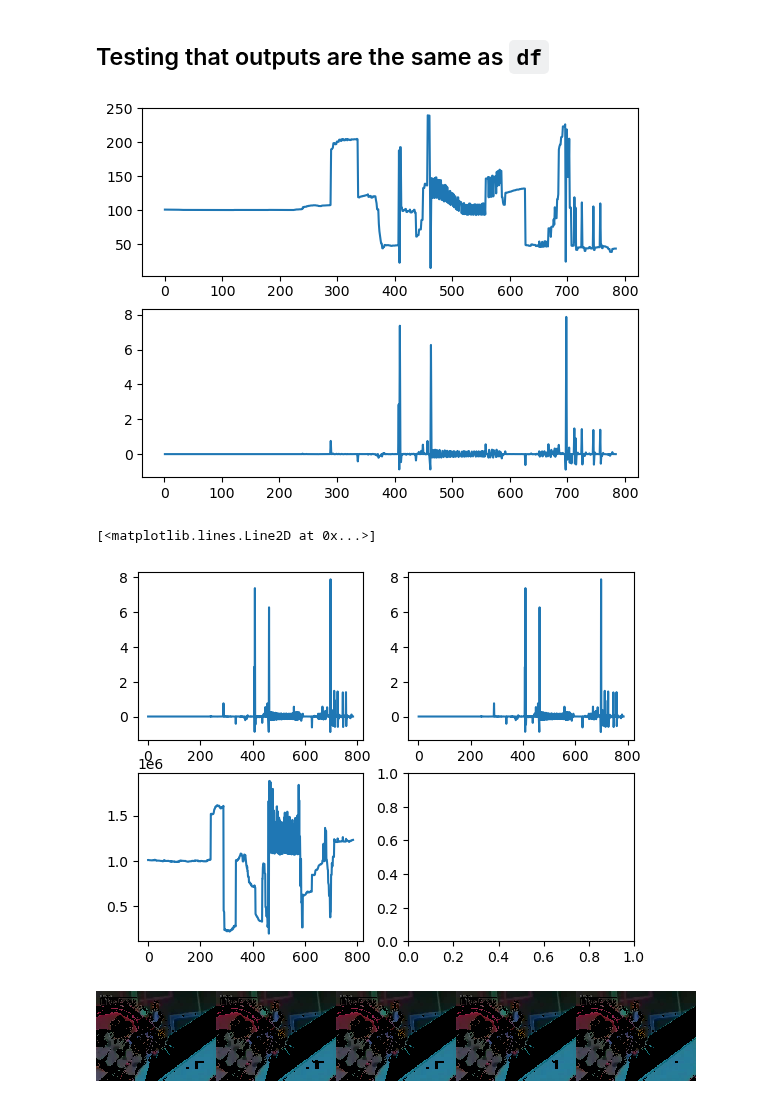
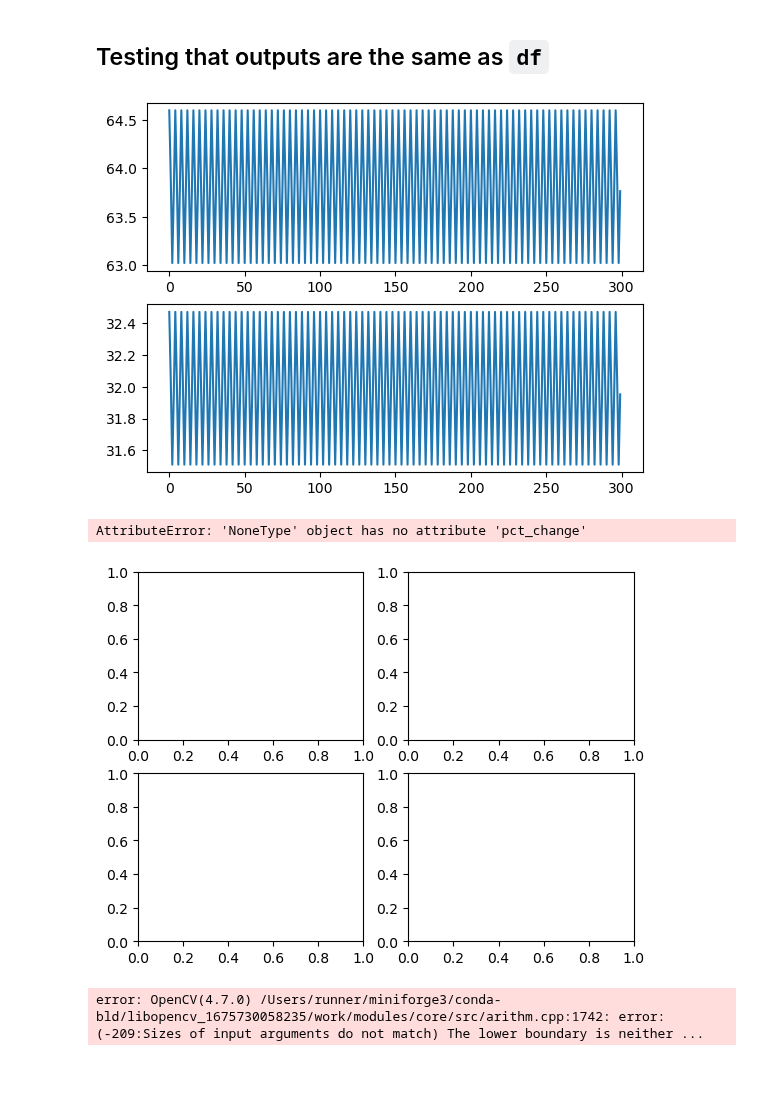
Before and after one commit to dream-team-nadia-woody/epilator, a Jupyter notebook: vid_test.ipynb, the cells around one changed output. Cells and saved outputs as stored; diff of their text form; code cells hidden in the pictures; blank space fills up the shorter version.

```diff
--- a/vid_test.ipynb
+++ b/vid_test.ipynb
@@ -9,6 +10,6 @@ import matplotlib.pyplot as plt
 # %%
 reload(v)
-path = 'videos/Banned Pokemon Seizure Scene.mp4'
+path = 'videos/Red Spin.mp4'
 vid = v.Video.from_file(path)
 vid_df = df.get_vid_df(path)
 # %% [markdown]
@@ -16,11 +17,11 @@ vid_df = df.get_vid_df(path)
 # %%
 reload(v)
 fig, axs = plt.subplots(2,1)
-axs[0].plot(vid.lightness.agg('mean') )
-axs[1].plot(vid_df.groupby(level=0).lightness.mean().pct_change(1))
+axs[0].plot(vid.value.agg('mean') )
+axs[1].plot(vid_df.groupby(level=0).lightness.mean())
 plt.show()
 # %% [output]
-[figure, old version]
+[figure, new version]
 # %%
 reload(v)
 
@@ -29,9 +30,13 @@ axs[0,0].plot(vid.pct_change(1,'lightness'))
 axs[0][1].plot(vid.lightness.pct_change(1))
 axs[1,0].plot(vid.hue.agg('sum'))
 # %% [output]
-[<matplotlib.lines.Line2D at 0x...>]
+AttributeError: 'NoneType' object has no attribute 'pct_change'
-[figure, old version]
+[figure, new version]
-# %%
-vid.mask(100)[:5].show()
-# %% [output]
-[figure, removed]
+# %%
+reload(v)
+from video.conversion import Conversions
+from cv2 import COLOR_BGR2RGB
+new_vid = v.Video.from_file('videos/Banned Pokemon Seizure Scene.mp4',Conversions.HSV)
+new_vid.mask(0).show()
+# %% [output]
+error: OpenCV(4.7.0) /Users/runner/miniforge3/conda-bld/libopencv_1675730058235/work/modules/core/src/arithm.cpp:1742: error: (-209:Sizes of input arguments do not match) The lower boundary is neither ...
```
Also changed, not shown: parts of 1 cell of this notebook, 4 other files.
